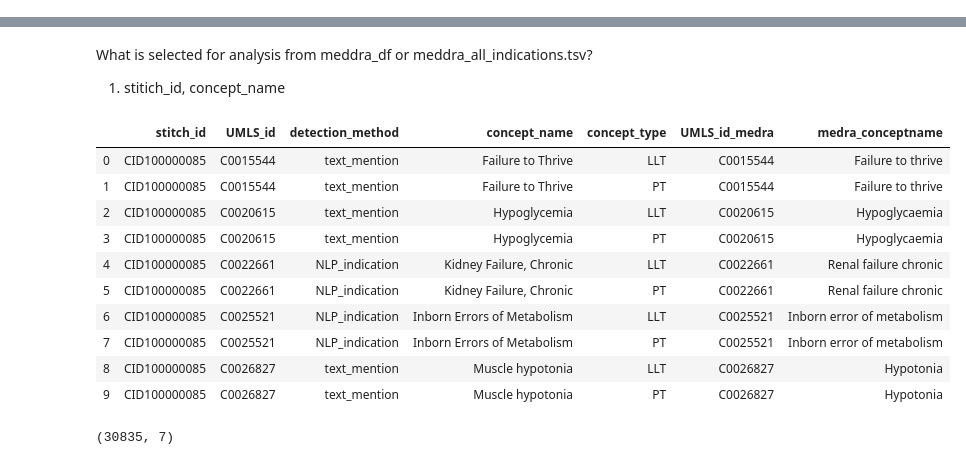
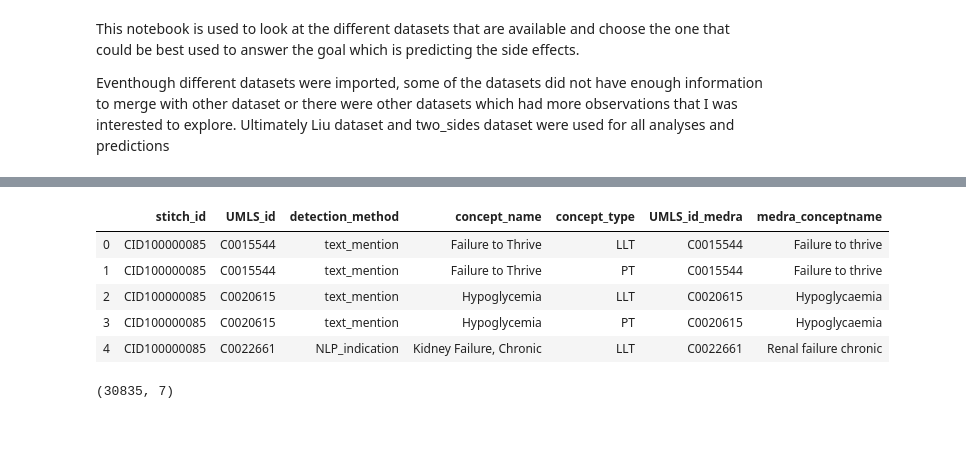
Before and after one commit to suneethi80/drug_side_effects_predictionmodel_nss, a Jupyter notebook: drug_side_effects_1_importing_datasets.ipynb, the cells around one changed output, grey strips where cells are left out. Cells and saved outputs as stored; diff of their text form; code cells hidden in the pictures; blank space fills up the shorter version.

Commit message:
importing_datasets

```diff
--- a/drug_side_effects_1_importing_datasets.ipynb
+++ b/drug_side_effects_1_importing_datasets.ipynb
@@ -1,3 +1,7 @@
+# %% [markdown]
+This notebook is used to look at the different datasets that are available and choose the one that could be best used to answer the goal which is predicting the side effects.
+
+Eventhough different datasets were imported, some of the datasets did not have enough information to merge with other dataset or there were other datasets which had more observations that I was interested to explore. Ultimately Liu dataset and two_sides dataset were used for all analyses and predictions
 # %%
 # Import libraries
 import pandas as pd
@@ -18,7 +29,4 @@ eg. the PT, abdominal distension covers the different forms namely abdominal dis
 IN meddra_all_indications.tsv.gz= all side effects found on the lables are given as LLT. there is atleast one PT for every LLT, but sometimes the PT is the same as the LLT
-# %% [markdown]
-What is selected for analysis from meddra_df or meddra_all_indications.tsv?
-1) stitich_id, concept_name
 # %%
 # Import the datafiles- snap dataset from stanford and SIDER database
 #MEDRA is a dictionary used by SIDER to extract side effects info from insert labels
@@ -26,17 +34,12 @@ meddra_df = pd.read_table('data/meddra_all_indications.tsv', sep='\t', \
                           names=["stitch_id", "UMLS_id", "detection_method", "concept_name", \
                                  "concept_type", "UMLS_id_medra", "medra_conceptname"])
 # %%
-meddra_df.head(10)
+meddra_df.head()
 #concept_name and medra_conceptname is indication for which a drug is used.
 # %% [output]
 |  | stitch_id | UMLS_id | detection_method | concept_name | concept_type | UMLS_id_medra | medra_conceptname |
 | 0 | CID100000085 | C0015544 | text_mention | Failure to Thrive | LLT | C0015544 | Failure to thrive |
 | 1 | CID100000085 | C0015544 | text_mention | Failure to Thrive | PT | C0015544 | Failure to thrive |
 | 2 | CID100000085 | C0020615 | text_mention | Hypoglycemia | LLT | C0020615 | Hypoglycaemia |
 | 3 | CID100000085 | C0020615 | text_mention | Hypoglycemia | PT | C0020615 | Hypoglycaemia |
 | 4 | CID100000085 | C0022661 | NLP_indication | Kidney Failure, Chronic | LLT | C0022661 | Renal failure chronic |
-| 5 | CID100000085 | C0022661 | NLP_indication | Kidney Failure, Chronic | PT | C0022661 | Renal failure chronic |
-| 6 | CID100000085 | C0025521 | NLP_indication | Inborn Errors of Metabolism | LLT | C0025521 | Inborn error of metabolism |
-| 7 | CID100000085 | C0025521 | NLP_indication | Inborn Errors of Metabolism | PT | C0025521 | Inborn error of metabolism |
-| 8 | CID100000085 | C0026827 | text_mention | Muscle hypotonia | LLT | C0026827 | Hypotonia |
-| 9 | CID100000085 | C0026827 | text_mention | Muscle hypotonia | PT | C0026827 | Hypotonia |
```
Also changed, not shown: parts of 76 cells of this notebook.
